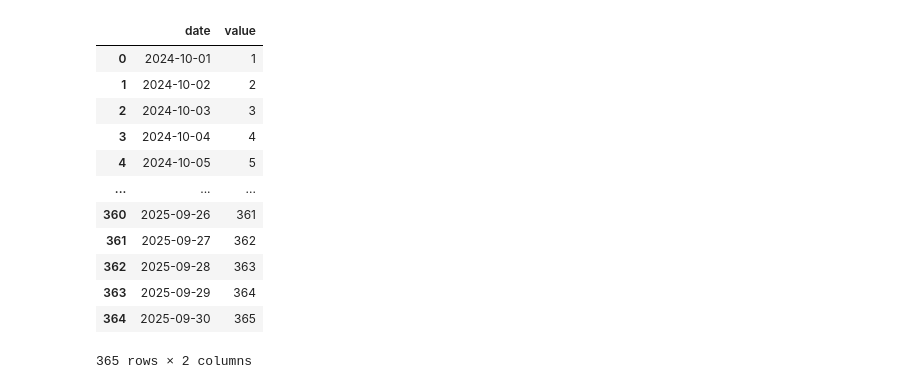
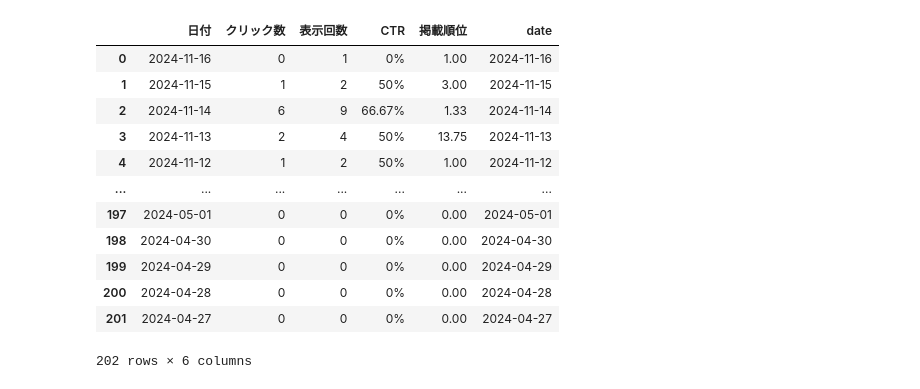
Before and after one commit to Ymgc19/Ymgc19.github.io, a Jupyter notebook: make_plot.ipynb, the cells around one changed output. Saved outputs shown, nothing was run; the diff lists cells and outputs as text; code cells hidden in the pictures.

```diff
--- a/hoge.ipynb
+++ b/make_plot.ipynb
@@ -1,24 +1,24 @@
 # %%
 from plotly_calplot import calplot
 import pandas as pd
 import nbformat
 import plotly.express as px
 
-df = pd.read_csv("df.csv")
-df['date'] = pd.to_datetime(df['date'])
+df = pd.read_csv("access/日付.csv")
+df['date'] = pd.to_datetime(df['日付'])
 df
 # %% [output]
-|  | date | value |
-| 0 | 2024-10-01 | 1 |
-| 1 | 2024-10-02 | 2 |
-| 2 | 2024-10-03 | 3 |
-| 3 | 2024-10-04 | 4 |
-| 4 | 2024-10-05 | 5 |
-| ... | ... | ... |
-| 360 | 2025-09-26 | 361 |
-| 361 | 2025-09-27 | 362 |
-| 362 | 2025-09-28 | 363 |
-| 363 | 2025-09-29 | 364 |
-| 364 | 2025-09-30 | 365 |
+|  | 日付 | クリック数 | 表示回数 | CTR | 掲載順位 | date |
+| 0 | 2024-11-16 | 0 | 1 | 0% | 1.00 | 2024-11-16 |
+| 1 | 2024-11-15 | 1 | 2 | 50% | 3.00 | 2024-11-15 |
+| 2 | 2024-11-14 | 6 | 9 | 66.67% | 1.33 | 2024-11-14 |
+| 3 | 2024-11-13 | 2 | 4 | 50% | 13.75 | 2024-11-13 |
+| 4 | 2024-11-12 | 1 | 2 | 50% | 1.00 | 2024-11-12 |
+| ... | ... | ... | ... | ... | ... | ... |
+| 197 | 2024-05-01 | 0 | 0 | 0% | 0.00 | 2024-05-01 |
+| 198 | 2024-04-30 | 0 | 0 | 0% | 0.00 | 2024-04-30 |
+| 199 | 2024-04-29 | 0 | 0 | 0% | 0.00 | 2024-04-29 |
+| 200 | 2024-04-28 | 0 | 0 | 0% | 0.00 | 2024-04-28 |
+| 201 | 2024-04-27 | 0 | 0 | 0% | 0.00 | 2024-04-27 |
-365 rows × 2 columns
+202 rows × 6 columns
 # %%
```
Also changed, not shown: parts of 1 cell of this notebook, 12 other files.
